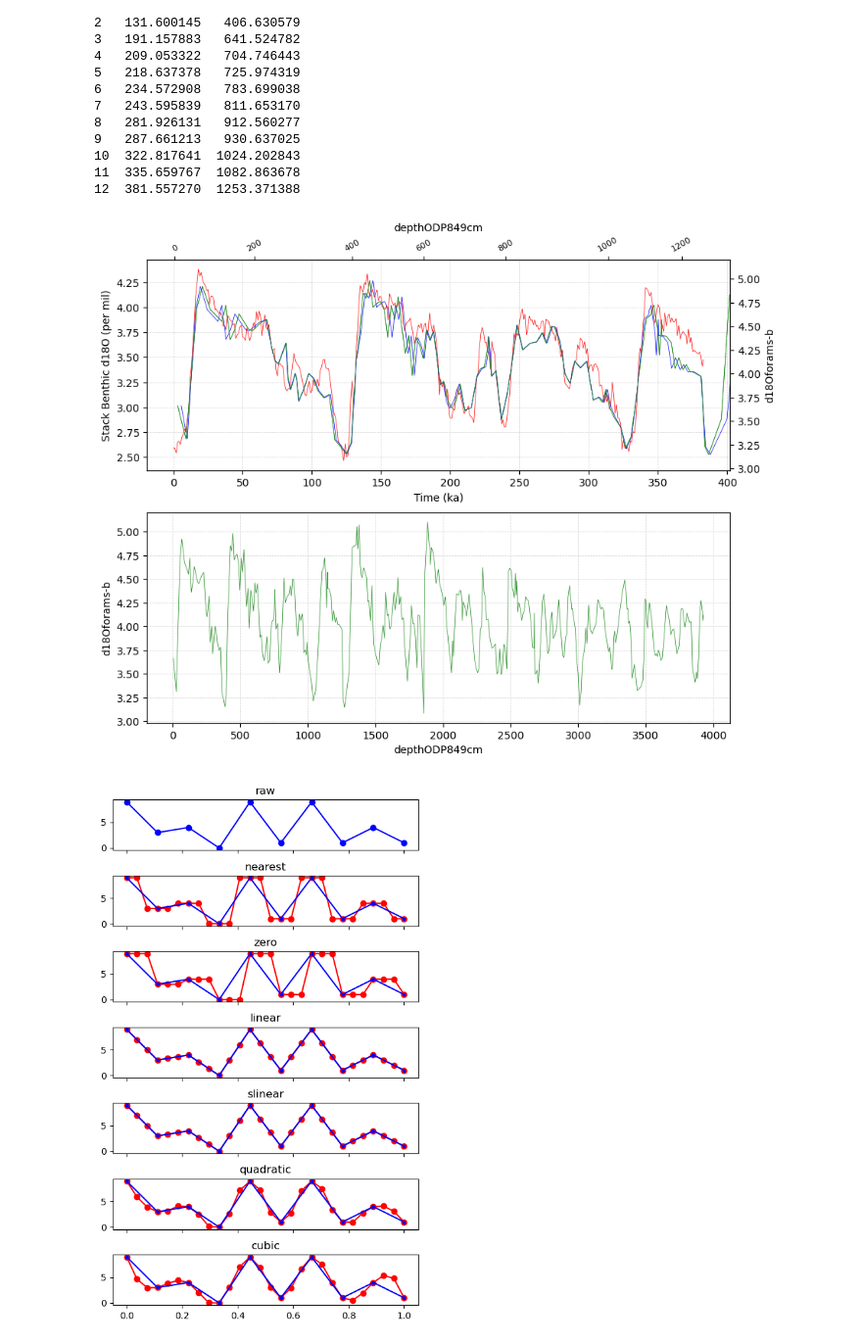
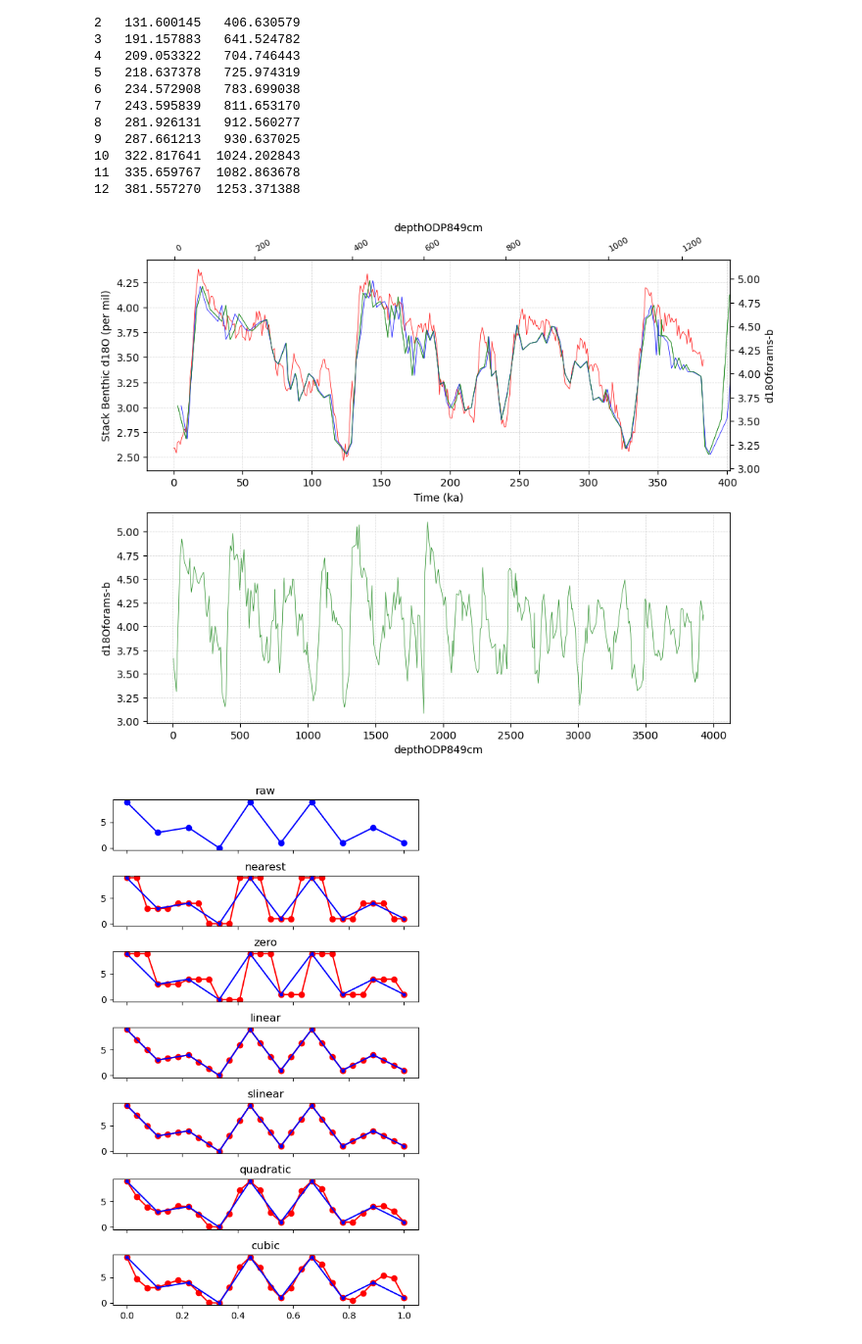
Before and after one commit to PBrockmann/PyAnalyseries, a Jupyter notebook: interp1d.ipynb, the cells around one changed output. Shown at 98% size. Drawn from its saved outputs; the diff is of its cells as text; code cells hidden in the pictures.

Commit message:
Fix and horizontal alignment for secondary axis

```diff
--- a/interp1d.ipynb
+++ b/interp1d.ipynb
@@ -98,32 +98,33 @@ g_2to1 = interpolate.interp1d(coordsX2, coordsX1, kind=kind, fill_value="extrapo
 # %%
 fig, axs = plt.subplots(2, 1, figsize=(10,8))
 
 axs[0].plot(x1, y1, c='red', lw=0.5)
 axs[0].grid(visible=True, which='major', color='lightgray', linestyle='dashed', linewidth=0.5)
 axs[0].set_xlabel(x1Name)
 axs[0].set_ylabel(y1Name)
 xlim = axs[0].get_xlim()
 
 axs[1].plot(x2, y2, c='forestgreen', lw=0.5)
 axs[1].grid(visible=True, which='major', color='lightgray', linestyle='dashed', linewidth=0.5)
 axs[1].set_xlabel(x2Name)
 axs[1].set_ylabel(y2Name)
 
 axsInterp = axs[0].twinx()
 axsInterp.set_ylabel(y2Name)
 axsInterp.plot(f_2to1(x2), y2, c='forestgreen', lw=0.5)
 second_xaxis = axsInterp.secondary_xaxis('top', functions=(f_1to2, f_2to1))
 second_xaxis.tick_params(labelrotation=30, labelsize=8)
 second_xaxis.set_xlabel(x2Name)
+plt.setp(second_xaxis.get_xticklabels(), horizontalalignment='left')
 axsInterp.set_xlim(xlim)
 
 axsInterp.plot(g_2to1(x2), y2, c='blue', lw=0.5)
 
 axsInterp.plot(f_2to1(x2), y2, c='forestgreen', lw=0.5)
 
 plt.show()
 # %% [output]
-[figure, old version]
+[figure, new version]
 # %%
 import numpy as np
 import matplotlib.pyplot as plt
```
Also changed, not shown: 1 other file.
